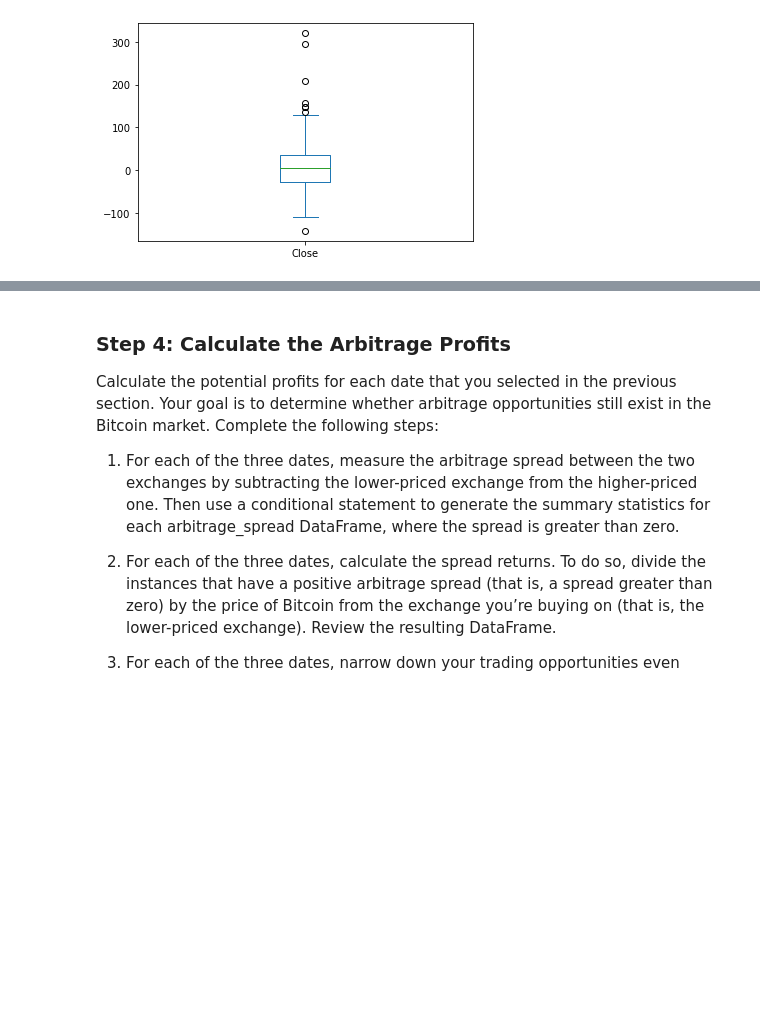
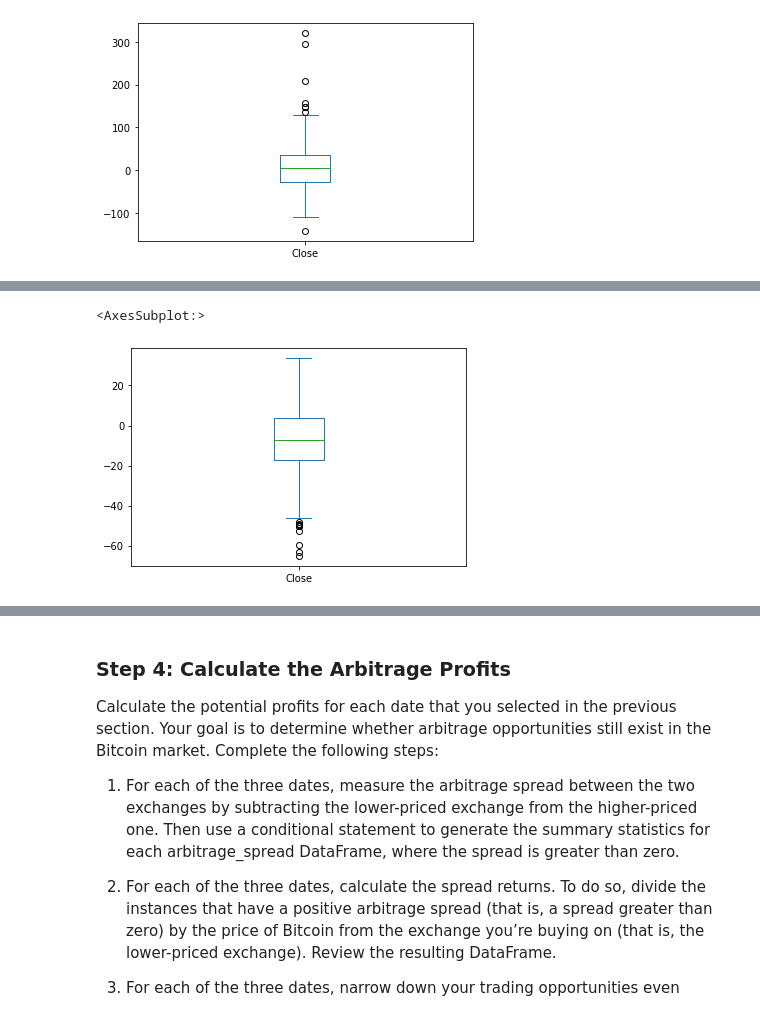
Before and after one commit to danicavalera/Crypto_Arbitrage, a Jupyter notebook: Assignment3/crypto_arbitrage.ipynb, the cells around one changed output, grey strips where cells are left out. Drawn from its saved outputs; the diff is of its cells as text; code cells hidden in the pictures; blank space fills up the shorter version.

Commit message:
Updated Arbitrage

```diff
--- a/Assignment3/crypto_arbitrage.ipynb
+++ b/Assignment3/crypto_arbitrage.ipynb
@@ -353,7 +357,7 @@ arbitrage_spread_early.plot.box()
 # %%
 # Using the date in the middle that you have selected, calculate the arbitrage spread
 # by subtracting the bitstamp lower closing prices from the coinbase higher closing prices
-arbitrage_spread_middle = # YOUR CODE HERE
+arbitrage_spread_middle = coinbase_df['Close'].loc['2018-02-14'] - bitstamp_df['Close'].loc['2018-02-14']
 
 # Generate summary statistics
-# YOUR CODE HERE
+arbitrage_spread_middle.describe()
@@ -360,6 +374,9 @@ arbitrage_spread_middle = # YOUR CODE HERE
 # %%
 # Visualize the arbitrage spread from the middle of the dataset in a box plot
-# YOUR CODE HERE
+arbitrage_spread_middle.plot.box()
+# %% [output]
+<AxesSubplot:>
+[figure, added]
 # %%
 # Create an overlay plot that visualizes the two dataframes over a period of one day from late in the dataset.
 # Be sure that the plots include the parameters `legend`, `figsize`, `title`, `color` and `label`
```
Also changed, not shown: parts of 33 cells of this notebook.
